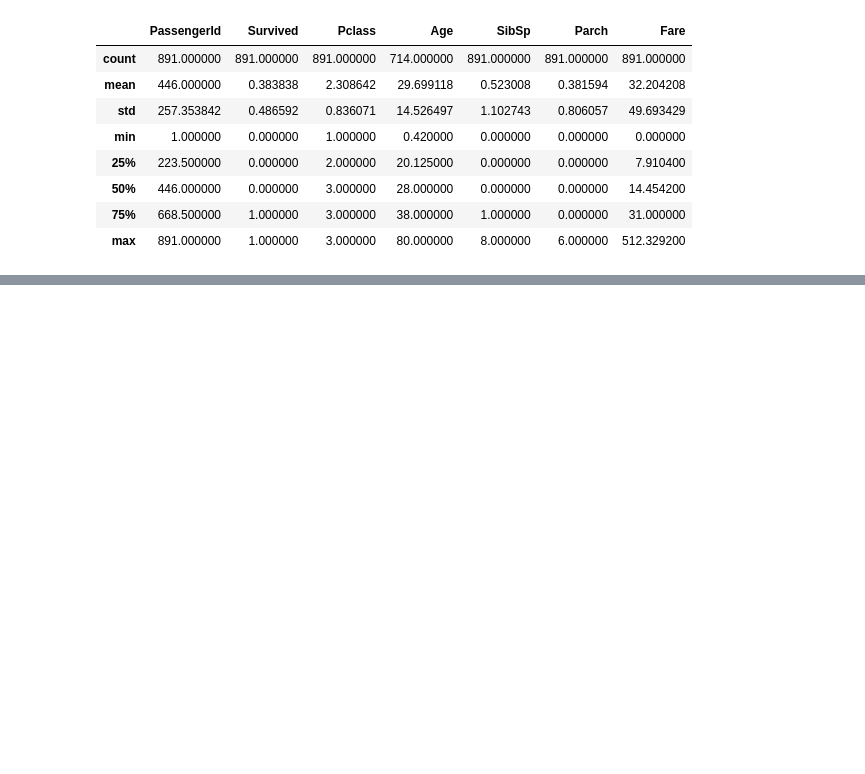
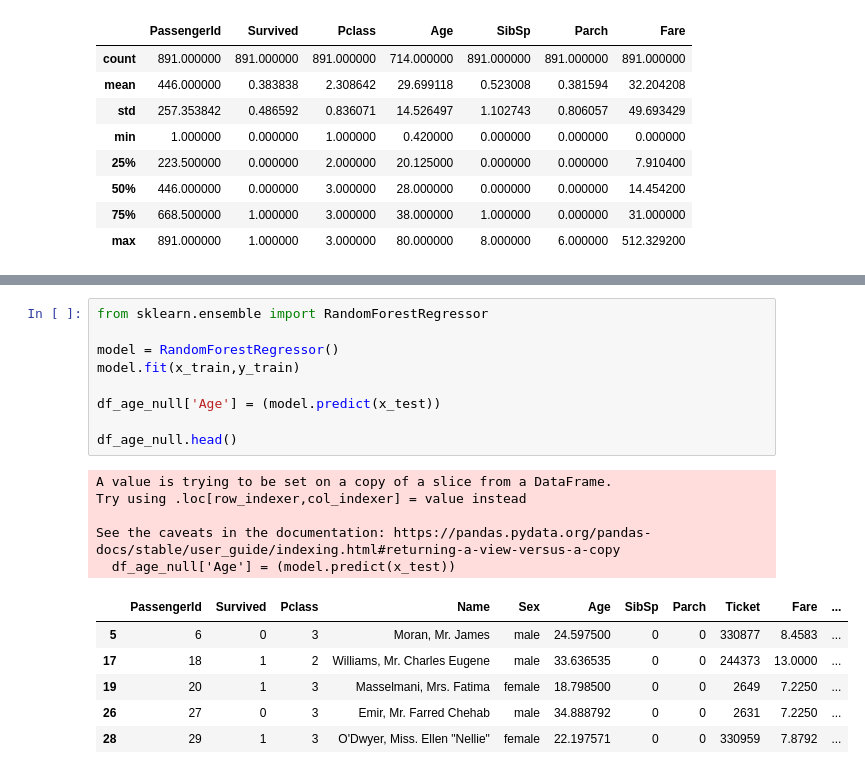
Before and after one commit to sinahyousefi/Titanic---project, a Jupyter notebook: main.ipynb, the cells around one changed output, grey strips where cells are left out. Saved outputs shown, nothing was run; the diff lists cells and outputs as text; blank space fills up the shorter version.

```diff
--- a/main.ipynb
+++ b/main.ipynb
@@ -59,0 +99,21 @@ df.describe()
+# %%
+from sklearn.ensemble import RandomForestRegressor
+
+model = RandomForestRegressor()
+model.fit(x_train,y_train)
+
+df_age_null['Age'] = (model.predict(x_test))
+
+df_age_null.head()
+# %% [output]
+A value is trying to be set on a copy of a slice from a DataFrame.
+Try using .loc[row_indexer,col_indexer] = value instead
+
+See the caveats in the documentation: https://pandas.pydata.org/pandas-docs/stable/user_guide/indexing.html#returning-a-view-versus-a-copy
+  df_age_null['Age'] = (model.predict(x_test))
+|  | PassengerId | Survived | Pclass | Name | Sex | Age | SibSp | Parch | Ticket | Fare | ... |
+| 5 | 6 | 0 | 3 | Moran, Mr. James | male | 24.597500 | 0 | 0 | 330877 | 8.4583 | ... |
+| 17 | 18 | 1 | 2 | Williams, Mr. Charles Eugene | male | 33.636535 | 0 | 0 | 244373 | 13.0000 | ... |
+| 19 | 20 | 1 | 3 | Masselmani, Mrs. Fatima | female | 18.798500 | 0 | 0 | 2649 | 7.2250 | ... |
+| 26 | 27 | 0 | 3 | Emir, Mr. Farred Chehab | male | 34.888792 | 0 | 0 | 2631 | 7.2250 | ... |
+| 28 | 29 | 1 | 3 | O'Dwyer, Miss. Ellen "Nellie" | female | 22.197571 | 0 | 0 | 330959 | 7.8792 | ... |
```
Also changed, not shown: parts of 7 cells of this notebook.
